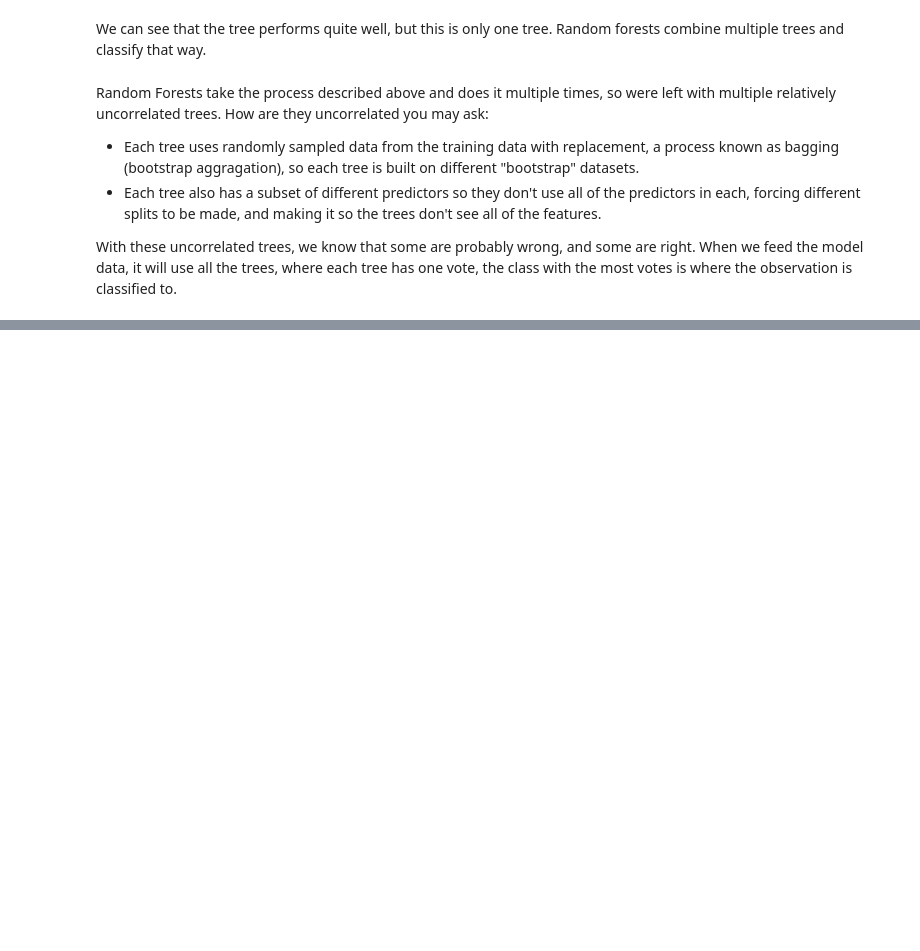
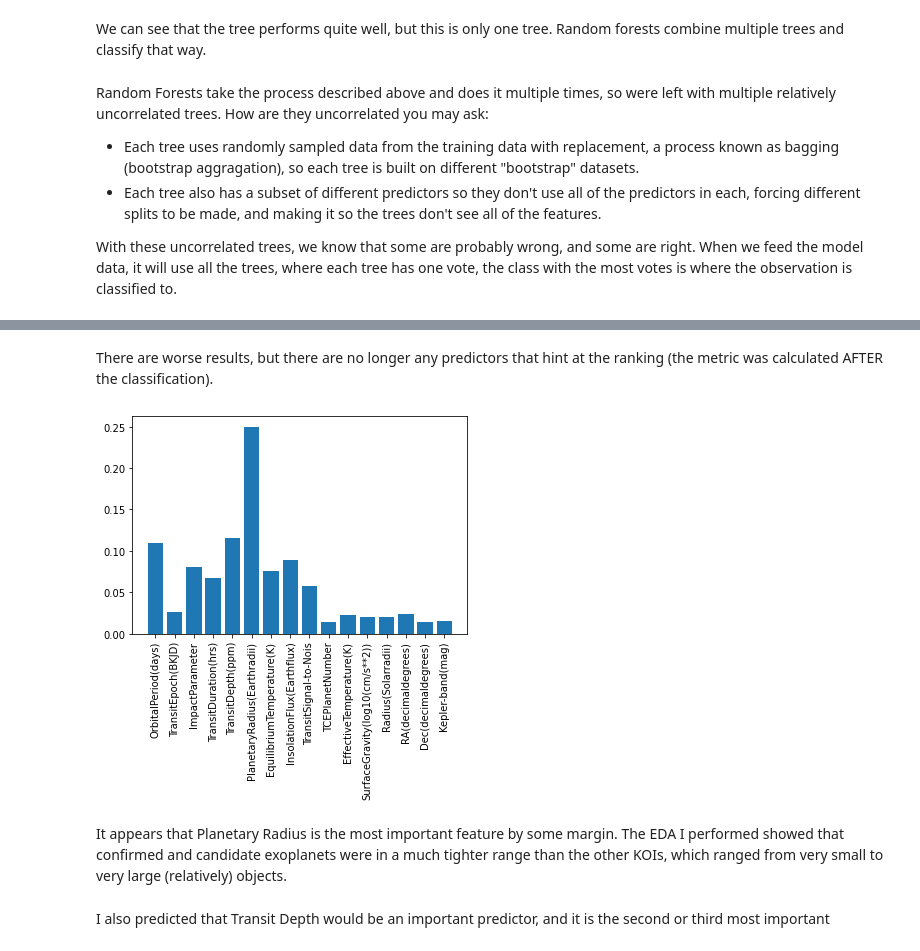
Before and after one commit to uodonnell/Exoplanet, a Jupyter notebook: notebook.ipynb, the cells around one changed output, grey strips where cells are left out. Saved outputs shown, nothing was run; the diff lists cells and outputs as text; code cells hidden in the pictures; blank space fills up the shorter version.

```diff
--- a/notebook.ipynb
+++ b/notebook.ipynb
@@ -483,0 +625,7 @@ Confusion Matrix:
+# %%
+exo = planet.drop(["DispositionScore", 'PlanetaryRadiusUpperUnc(Earthradii)',
+'PlanetaryRadiusLowerUnc(Earthradii)', 'InsolationFluxUpperUnc(Earthflux)','InsolationFluxLowerUnc(Earthflux)',
+'EffectiveTemperatureUpperUnc(K)', 'EffectiveTemperatureLowerUnc(K)', 'SurfaceGravityUpperUnc(log10(cm/s**2))',
+'SurfaceGravityLowerUnc(log10(cm/s**2))','RadiusUpperUnc(Solarradii)', 'RadiusLowerUnc(Solarradii)','OrbitalPeriodUpperUnc(days)',
+'OrbitalPeriodLowerUnc(days)','TransitEpochUpperUnc(BKJD)','TransitEpochLowerUnc(BKJD)','ImpactParameterUpperUnc', 'ImpactParameterLowerUnc',
+'TransitDurationUpperUnc(hrs)','TransitDurationLowerUnc(hrs)','TransitDepthUpperUnc(ppm)', 'TransitDepthLowerUnc(ppm)'], axis = 1)
@@ -483,0 +643,5 @@ Confusion Matrix:
+# %%
+predictors = exo.drop(columns=['PossibleExoplanet','ConfirmedExoplanet'])
+y = exo["PossibleExoplanet"]
+
+X_train, X_test, y_train, y_test = train_test_split(predictors, y, random_state=1, test_size=0.30)
@@ -483,0 +653,9 @@ Confusion Matrix:
+# %%
+# n_estimators is the number of trees to use
+best_forest = RandomForestClassifier(n_estimators=250,max_depth=10 ,criterion='gini', max_features = 6, oob_score = False)
+
+best_forest.fit(X_train, y_train)
+
+y_pred = best_forest.predict(X_test)
+
+evaluation(y_test, y_pred)
@@ -484,3 +672,15 @@ Confusion Matrix:
+# %% [markdown]
+There are worse results, but there are no longer any predictors that hint at the ranking (the metric was calculated AFTER the classification).
+# %%
+plt.bar(X_train.columns, best_forest.feature_importances_)
+plt.xticks(rotation= 90)
+plt.show()
+# %% [output]
+[figure, added]
+# %% [markdown]
+It appears that Planetary Radius is the most important feature by some margin. The EDA I performed showed that confirmed and candidate exoplanets were in a much tighter range than the other KOIs, which ranged from very small to very large (relatively) objects.
+# %% [markdown]
+I also predicted that Transit Depth would be an important predictor, and it is the second or third most important
 # %% [markdown]
 <a style='text-decoration:none;line-height:16px;display:flex;color:#5B5B62;padding:10px;justify-content:end;' href='https://deepnote.com?utm_source=created-in-deepnote-cell&projectId=eb883b55-1526-4482-aad8-9ba82b613495' target="_blank">
 <img alt='Created in deepnote.com' style='display:inline;max-height:16px;margin:0px;margin-right:7.5px;' src='embedded-picture-1' > </img>
```
Also changed, not shown: parts of 18 cells of this notebook.
